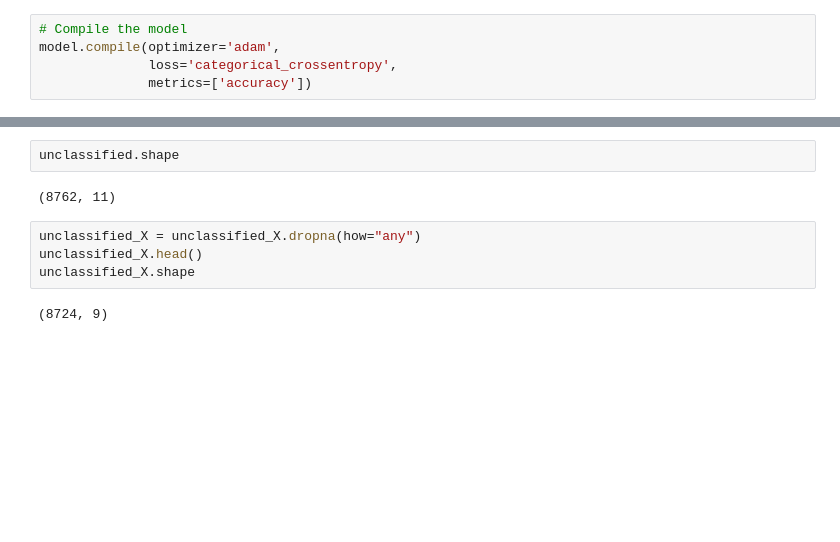
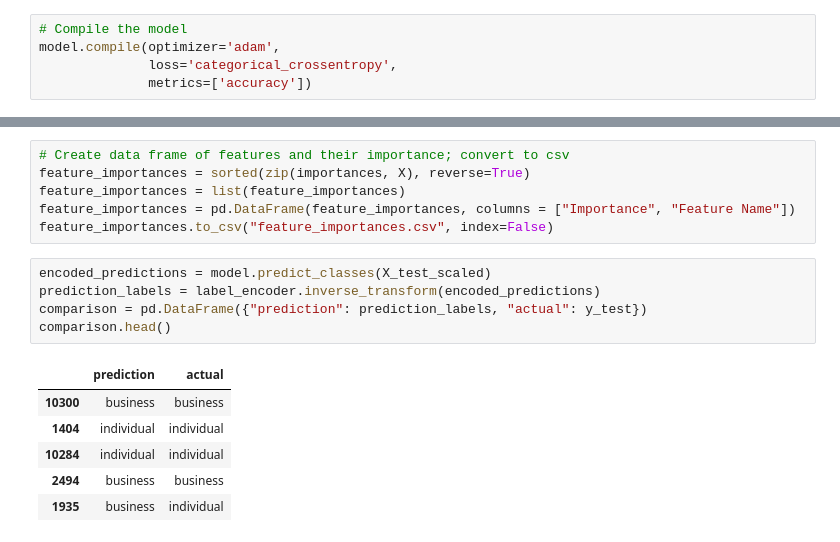
Before and after one commit to kyleeng827/Corporate-Espionage, a Jupyter notebook: Twitter - Neural Network.ipynb, the cells around one changed output, grey strips where cells are left out. Saved outputs shown, nothing was run; the diff lists cells and outputs as text; blank space fills up the shorter version.

```diff
--- a/Twitter - Neural Network.ipynb
+++ b/Twitter - Neural Network.ipynb
@@ -363,10 +255,18 @@ unclassified.head()
-# %%
-unclassified.shape
-# %% [output]
-(8762, 11)
-# %%
-unclassified_X = unclassified_X.dropna(how="any")
-unclassified_X.head()
-unclassified_X.shape
-# %% [output]
-(8724, 9)
+# %%
+# Create data frame of features and their importance; convert to csv
+feature_importances = sorted(zip(importances, X), reverse=True)
+feature_importances = list(feature_importances)
+feature_importances = pd.DataFrame(feature_importances, columns = ["Importance", "Feature Name"])
+feature_importances.to_csv("feature_importances.csv", index=False)
+# %%
+encoded_predictions = model.predict_classes(X_test_scaled)
+prediction_labels = label_encoder.inverse_transform(encoded_predictions)
+comparison = pd.DataFrame({"prediction": prediction_labels, "actual": y_test})
+comparison.head()
+# %% [output]
+|  | prediction | actual |
+| 10300 | business | business |
+| 1404 | individual | individual |
+| 10284 | individual | individual |
+| 2494 | business | business |
+| 1935 | business | individual |
```
Also changed, not shown: parts of 46 cells of this notebook, 11 other files.
